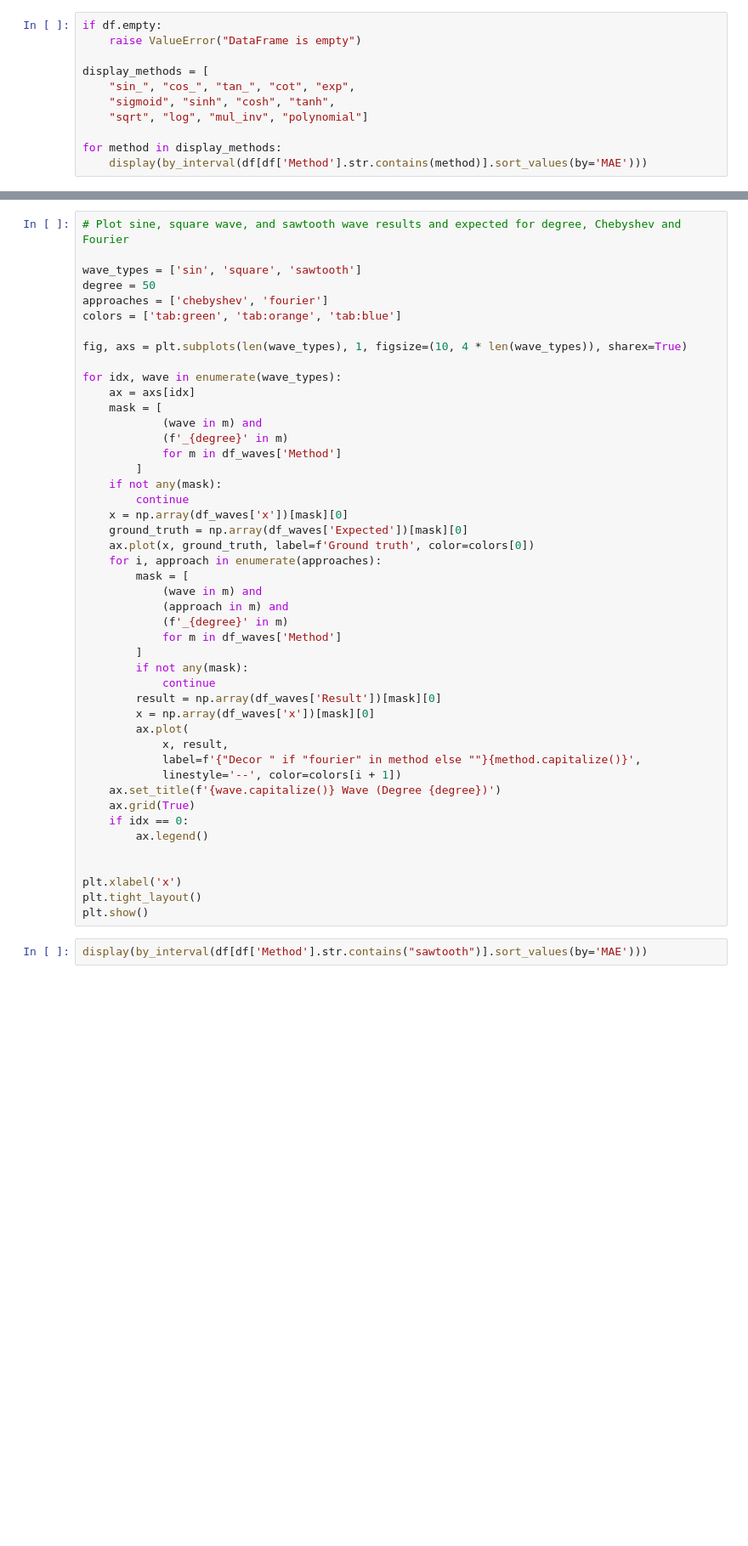
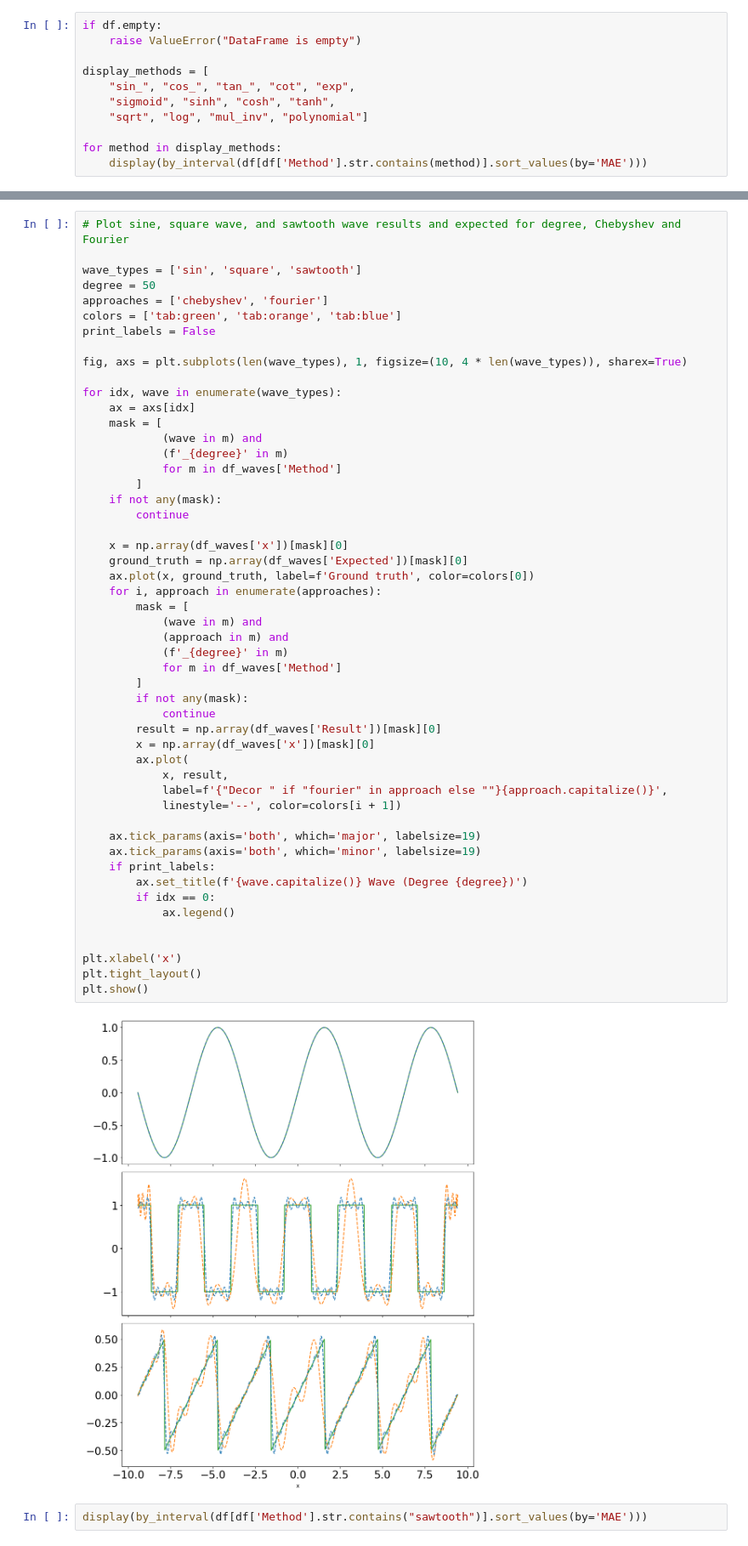
Before and after one commit to hcholab/decor, a Jupyter notebook: plots.ipynb, the cells around one changed output, grey strips where cells are left out. Shown at 85% size. Drawn from its saved outputs; the diff is of its cells as text; blank space fills up the shorter version.

```diff
--- a/plots.ipynb
+++ b/plots.ipynb
@@ -227,6 +275,7 @@ wave_types = ['sin', 'square', 'sawtooth']
 degree = 50
 approaches = ['chebyshev', 'fourier']
 colors = ['tab:green', 'tab:orange', 'tab:blue']
+print_labels = False
 
 fig, axs = plt.subplots(len(wave_types), 1, figsize=(10, 4 * len(wave_types)), sharex=True)
 
@@ -234,38 +283,44 @@ for idx, wave in enumerate(wave_types):
     ax = axs[idx]
     mask = [
             (wave in m) and
             (f'_{degree}' in m)
             for m in df_waves['Method']
         ]
     if not any(mask):
         continue
+
     x = np.array(df_waves['x'])[mask][0]
     ground_truth = np.array(df_waves['Expected'])[mask][0]
     ax.plot(x, ground_truth, label=f'Ground truth', color=colors[0])
     for i, approach in enumerate(approaches):
         mask = [
             (wave in m) and
             (approach in m) and
             (f'_{degree}' in m)
             for m in df_waves['Method']
         ]
         if not any(mask):
             continue
         result = np.array(df_waves['Result'])[mask][0]
         x = np.array(df_waves['x'])[mask][0]
         ax.plot(
             x, result,
-            label=f'{"Decor " if "fourier" in method else ""}{method.capitalize()}',
+            label=f'{"Decor " if "fourier" in approach else ""}{approach.capitalize()}',
             linestyle='--', color=colors[i + 1])
-    ax.set_title(f'{wave.capitalize()} Wave (Degree {degree})')
-    ax.grid(True)
-    if idx == 0:
-        ax.legend()
+
+    ax.tick_params(axis='both', which='major', labelsize=19)
+    ax.tick_params(axis='both', which='minor', labelsize=19)
+    if print_labels:
+        ax.set_title(f'{wave.capitalize()} Wave (Degree {degree})')
+        if idx == 0:
+            ax.legend()
 
 
 plt.xlabel('x')
 plt.tight_layout()
 plt.show()
+# %% [output]
+[figure, added]
 # %%
 display(by_interval(df[df['Method'].str.contains("sawtooth")].sort_values(by='MAE')))
 # %%
```
Also changed, not shown: parts of 10 cells of this notebook, 4 other files.
